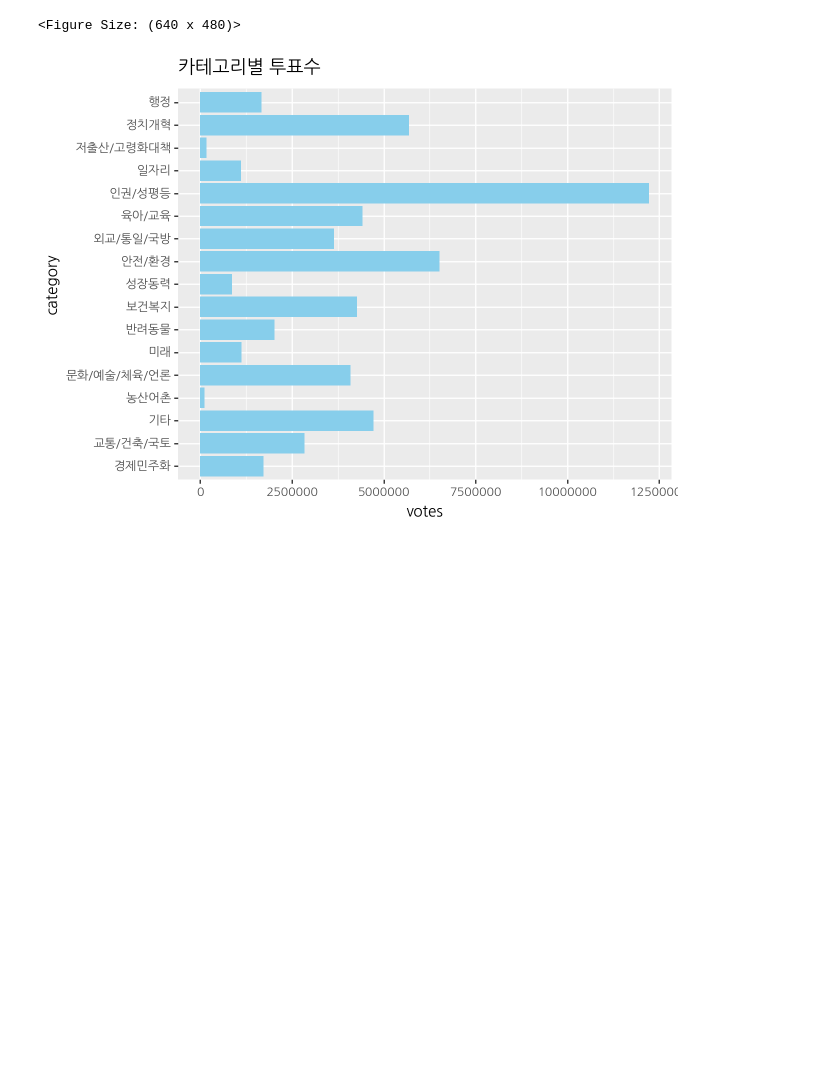
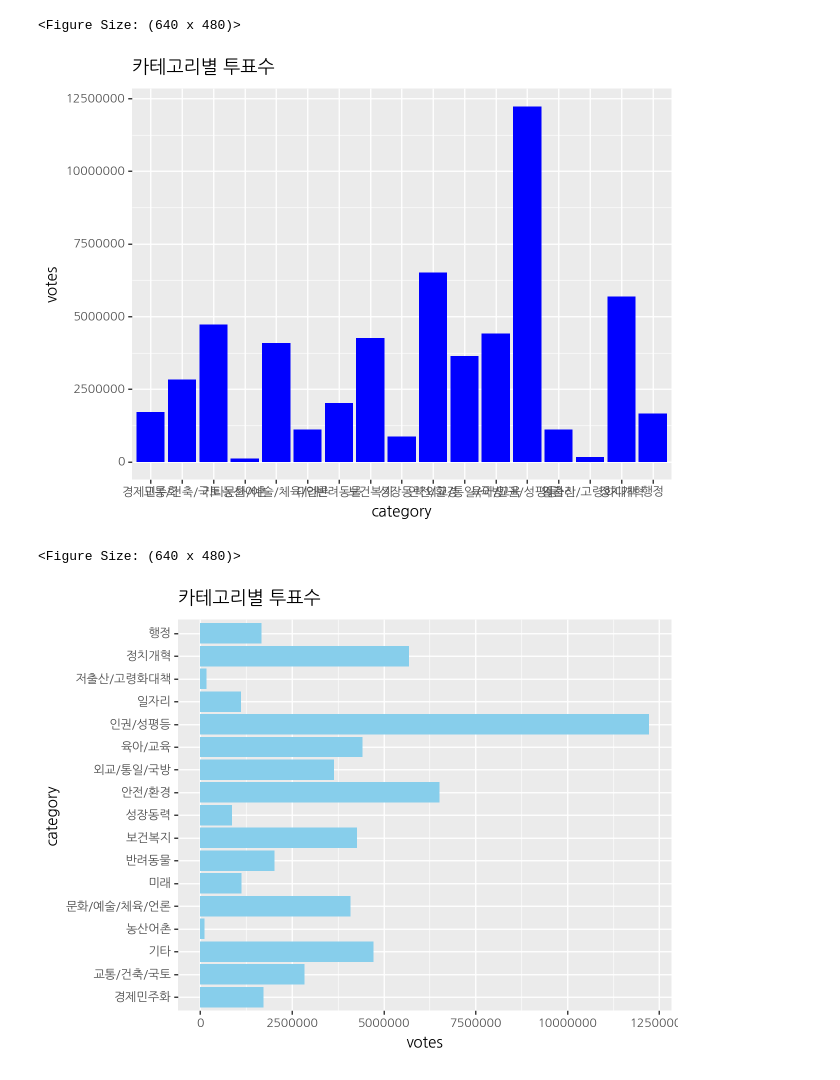
Before and after one commit to Kkimjiwoo/data_analysis_study, a Jupyter notebook: 실습/petition_국민청원_데이터분석.ipynb, the cells around one changed output. Drawn from its saved outputs; the diff is of its cells as text; code cells hidden in the pictures; blank space fills up the shorter version.

```diff
--- a/실습/petition_국민청원_데이터분석.ipynb
+++ b/실습/petition_국민청원_데이터분석.ipynb
@@ -846,4 +902,15 @@ font_family
 # %% [output]
 [figure]
 <Figure Size: (640 x 480)>
+# %%
+# 카테고리별 투표수
+
+(ggplot(petitions)
++ aes(x ='category', y = 'votes')
++ geom_col(fill = 'blue')
++ ggtitle('카테고리별 투표수')
++ theme(text = element_text(family = font_family)))
+# %% [output]
+[figure, added]
+<Figure Size: (640 x 480)>
 # %%
```
Also changed, not shown: parts of 185 cells of this notebook.
